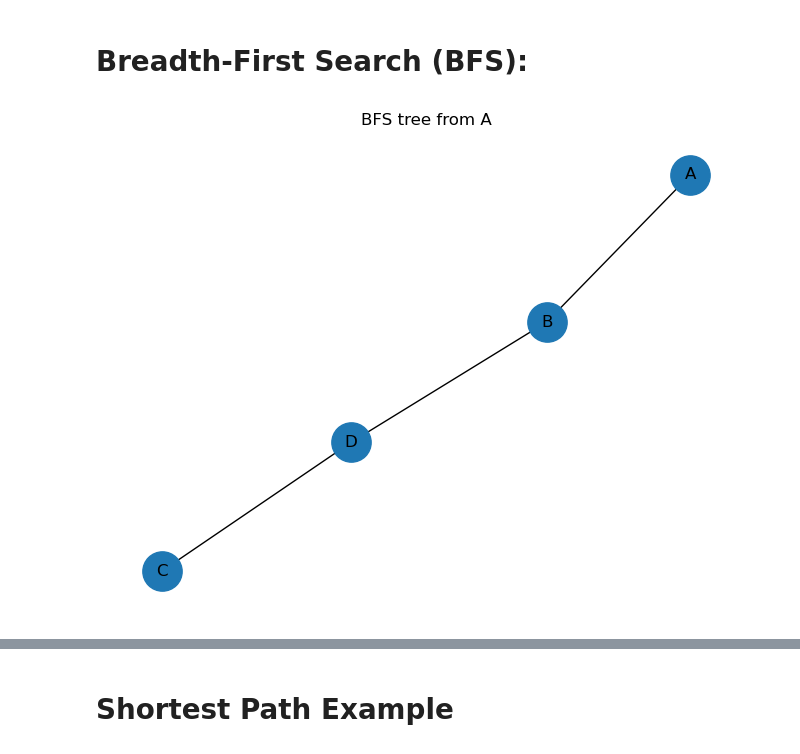
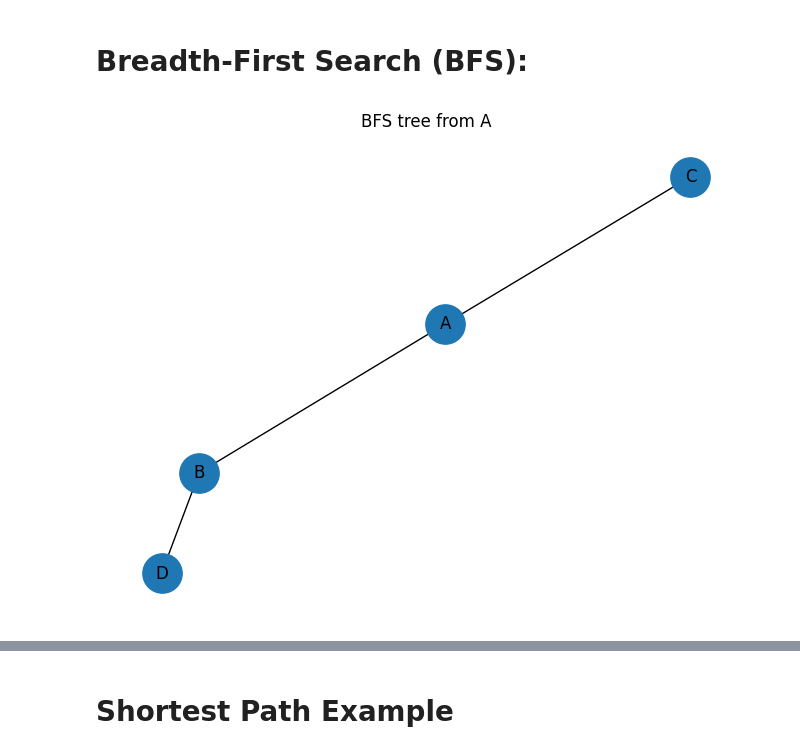
Before and after one commit to ph7klw76/GFS0014, a Jupyter notebook: week10.ipynb, the cells around one changed output, grey strips where cells are left out. Cells and saved outputs as stored; diff of their text form; code cells hidden in the pictures.

Commit message:
Fix BFS visualization to use computed layout

```diff
--- a/week10.ipynb
+++ b/week10.ipynb
@@ -76,12 +76,13 @@ plt.show()
 # %% [markdown]
 # Breadth-First Search (BFS):
 # %%
-nx.bfs_tree(G, source="A")
-nx.draw(T, pos, with_labels=True, node_size=800, arrows=False)
+B = nx.bfs_tree(G, source="A")
+pos = nx.spring_layout(B)
+nx.draw(B, pos, with_labels=True, node_size=800, arrows=False)
 plt.title("BFS tree from A")
 plt.show()
 # %% [output]
-[figure, old version]
+[figure, new version]
 # %% [markdown]
 ![image.png](attachment:35cf97df-235b-4944-9a41-9ca62dfbc14f.png)
 # %% [markdown]
```
Also changed, not shown: parts of 3 cells of this notebook.
